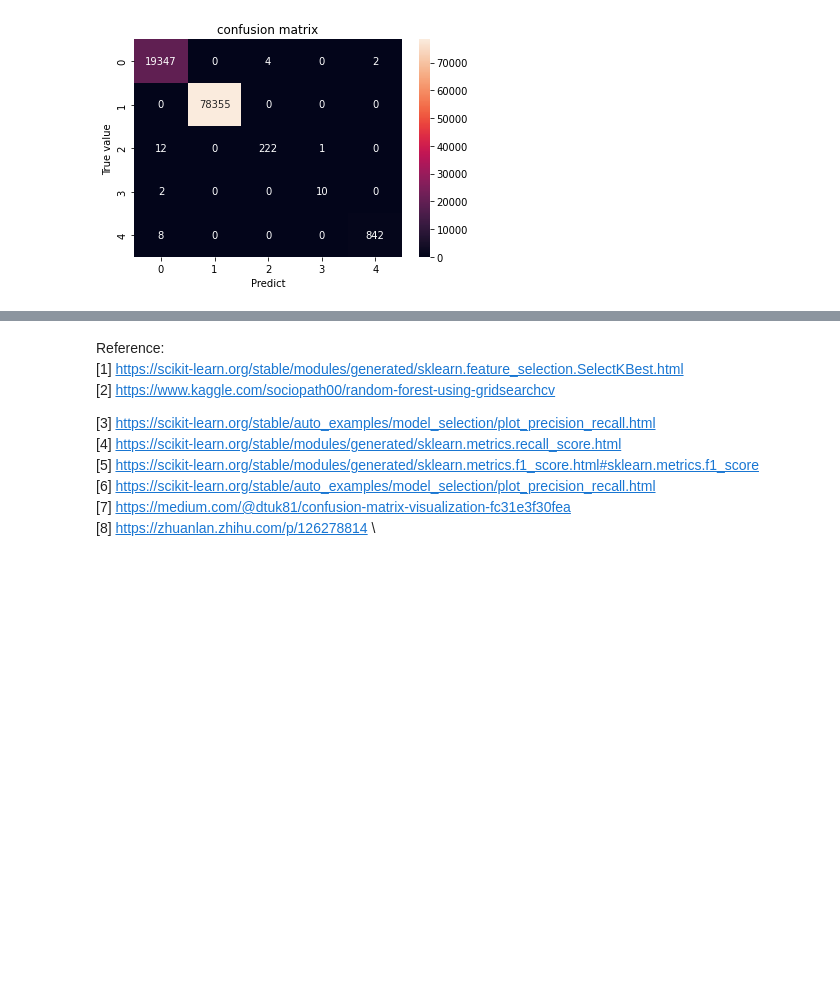
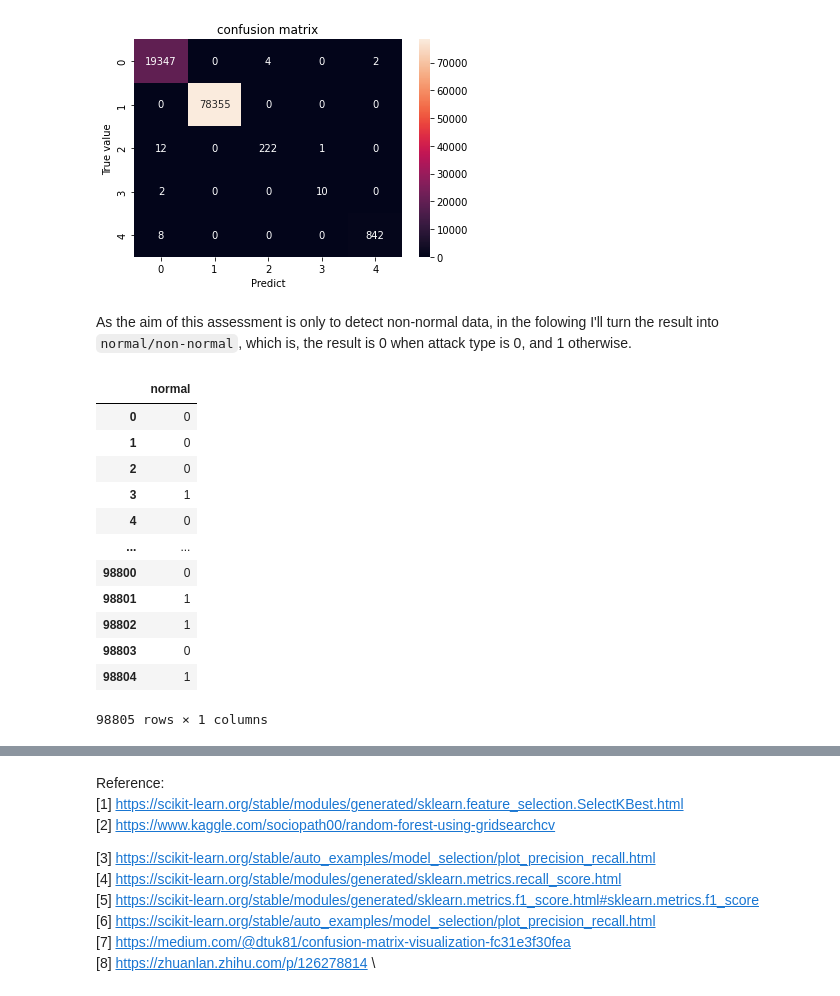
Before and after one commit to AdamEiffert/DST_Project1, a Jupyter notebook: Chentian_Evidence/07-Random Forest.ipynb, the cells around one changed output, grey strips where cells are left out. Drawn from its saved outputs; the diff is of its cells as text; code cells hidden in the pictures; blank space fills up the shorter version.

```diff
--- a/Chentian_Evidence/07-Random Forest.ipynb
+++ b/Chentian_Evidence/07-Random Forest.ipynb
@@ -232,3 +253,5 @@ ax.set_ylabel('True value')
  [    8     0     0     0   842]]
 Text(33.0, 0.5, 'True value')
 [figure]
+# %% [markdown]
+As the aim of this assessment is only to detect non-normal data, in the folowing I'll turn the result into `normal/non-normal`, which is, the result is 0 when attack type is 0, and 1 otherwise.
@@ -234,0 +268,16 @@ Text(33.0, 0.5, 'True value')
+# %%
+pred
+# %% [output]
+|  | normal |
+| 0 | 0 |
+| 1 | 0 |
+| 2 | 0 |
+| 3 | 1 |
+| 4 | 0 |
+| ... | ... |
+| 98800 | 0 |
+| 98801 | 1 |
+| 98802 | 1 |
+| 98803 | 0 |
+| 98804 | 1 |
+98805 rows × 1 columns
```
Also changed, not shown: parts of 10 cells of this notebook.
